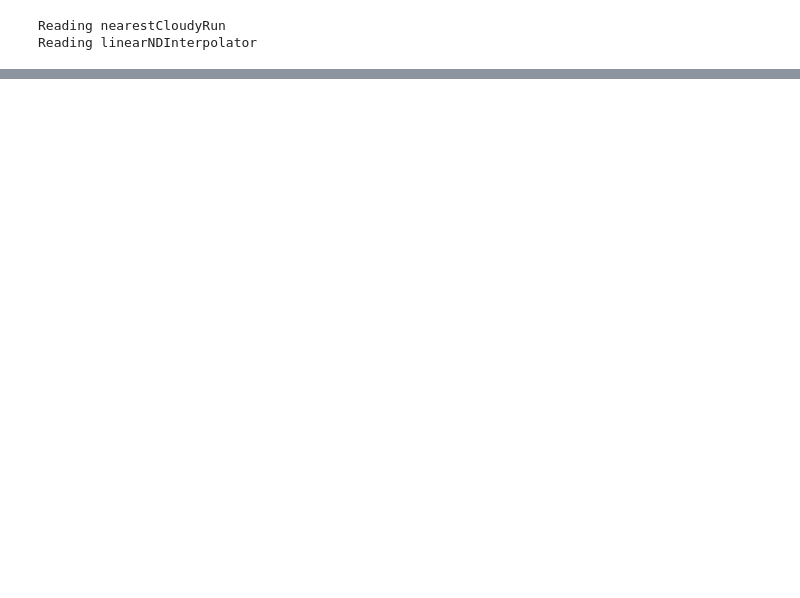
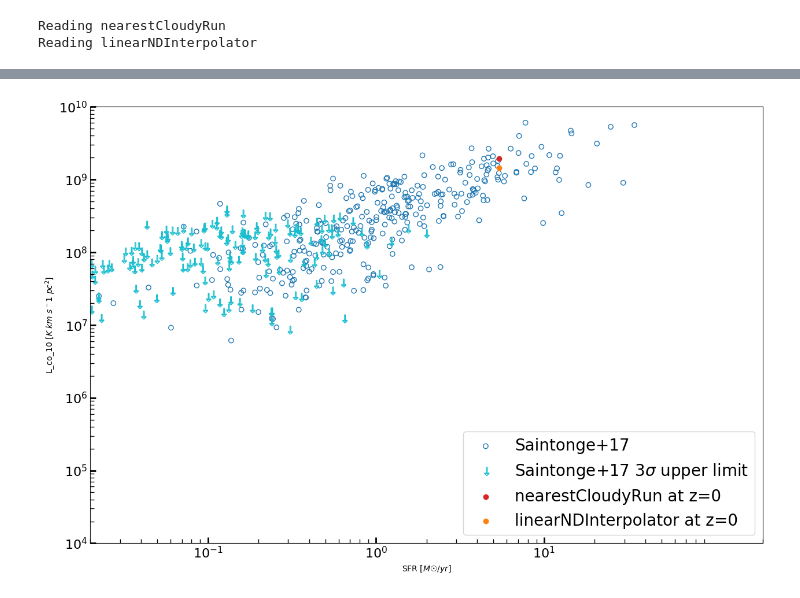
Before and after one commit to dtolgay/niagara_analyze_hden_metallicity_turbulence_isrf_radius, a Jupyter notebook: comparing_LinerNDInterpolator_nearestCloudyRun.ipynb, the cells around one changed output, grey strips where cells are left out. Cells and saved outputs as stored; diff of their text form; code cells hidden in the pictures; blank space fills up the shorter version.

```diff
--- a/comparing_LinerNDInterpolator_nearestCloudyRun.ipynb
+++ b/comparing_LinerNDInterpolator_nearestCloudyRun.ipynb
@@ -65,7 +69,7 @@ nearestCloudyRun = pd.DataFrame(
 
 print("Reading linearNDInterpolator")
 linearNDInterpolator = pd.DataFrame(
-    np.loadtxt(fname=f"{fdir}/L_line_averageSobolevH_linearNDInterpolator_intensity2Luminosity_delete.txt"),
+    np.loadtxt(fname=f"{fdir}/L_line_averageSobolevH_linearNDInterpolator_intensity2Luminosity.txt"),
     columns=gas_column_names
 )
 # %% [output]
@@ -90,0 +95,17 @@ if np.isnan(interpolated_intensities).any():
+# %%
+################# Importing data from observations
+
+base_dir = "/home/m/murray/dtolgay/Observations"
+
+### C0
+xCOLDGASS_file_path = f"{base_dir}/xCOLDGASS_PubCat.fits"
+XCOLDGASS_df = func_observations.XCold_Gass_data_reading(filedir=xCOLDGASS_file_path)
+
+# PHIBSS2_file_path = f"{base_dir}/PHIBSS2_data.xlsx"
+# PHIBBS2_df = func_observations.PHIBSS2_data_reading(filedir=PHIBSS2_file_path)
+
+# ALMA_2019_file_path = f"{base_dir}/ALMA_2019_data.xlsx"
+# ALMA_df = func_observations.ALMA_2019_Data_Reading(filedir=ALMA_2019_file_path)
+
+# Leroy_file_path = f"{base_dir}/Leroy_data.xlsx"
+# Leroy_df, average_radius_r25_times_075_LEROY = func_observations.Leroy_Data_Reading(filedir=Leroy_file_path)
@@ -90,0 +114,71 @@ if np.isnan(interpolated_intensities).any():
+# %%
+fig, ax = plt.subplots(figsize=(15, 10), dpi = 100, facecolor = "white")
+
+
+############ xCOLDGASS
+# plt.plot(XCOLDGASS_df['SFR'], XCOLDGASS_df['Lco'], '.', label = "xCOLDGASSS")
+# ax.scatter(XCOLDGASS_df['SFR'], XCOLDGASS_df['Lco'], facecolors='none', edgecolors='tab:Blue')
+
+cond_FLAG_1 = (XCOLDGASS_df["FLAG_CO"] == 1).astype(bool)
+cond_FLAG_2 = (XCOLDGASS_df["FLAG_CO"] == 2).astype(bool)
+ax.scatter(
+    XCOLDGASS_df.loc[cond_FLAG_1, 'SFR'], XCOLDGASS_df.loc[cond_FLAG_1, 'Lco'],
+    facecolors='none', edgecolors='tab:blue', label="Saintonge+17"
+)
+ax.scatter(
+    XCOLDGASS_df.loc[cond_FLAG_2, 'SFR'], XCOLDGASS_df.loc[cond_FLAG_2, 'Lco'],
+    marker=r"$\downarrow$", s=100, facecolors='none', edgecolors='tab:cyan', label=r"Saintonge+17 3$\sigma$ upper limit"
+)
+
+
+## FIRE
+line_name = "L_co_10"
+
+plt.scatter(
+    sum(nearestCloudyRun["sfr"]),
+    sum(nearestCloudyRun[line_name]),
+    c = "tab:Red",
+    label = f'nearestCloudyRun at z=0',
+)
+
+
+plt.scatter(
+    sum(linearNDInterpolator["sfr"]),
+    sum(linearNDInterpolator[line_name]),
+    c = "tab:Orange",
+    label = f'linearNDInterpolator at z=0',
+)
+
+
+## Figure options
+
+plt.legend(fontsize="20", loc ="lower right", scatterpoints=1, numpoints=1)
+
+axes_number_size = 16
+
+plt.yscale("log")
+plt.xscale("log")
+
+# plt.grid(which = "minor")
+
+plt.xlabel("SFR [$M☉/yr$]")
+plt.ylabel(fr"{line_name} [$K$ $km$ $s^{-1}$ $pc^2$]")
+
+ymin = 1e4
+ymax = 1e10
+difference_in_log_space = int(np.log10(ymax/ymin))
+yticks = 10**np.linspace(start = np.log10(ymin), stop = np.log10(ymax), num=difference_in_log_space+1)
+
+plt.ylim([ymin, ymax])
+plt.yticks(yticks)
+
+
+plt.xlim([2e-2, 2e2])
+plt.xticks([1e-1, 1e0, 1e1])
+
+
+# # Customize major ticks
+ax.tick_params(axis='both', which='major', labelsize=axes_number_size, length=7, width=2, colors='black', direction = "in")
+ax.tick_params(axis='both', which='minor', labelsize=axes_number_size, length=5, width=1, colors='black', direction = "in")
+# %% [output]
+[figure, added]
```
Also changed, not shown: parts of 5 cells of this notebook, 3 other files.
